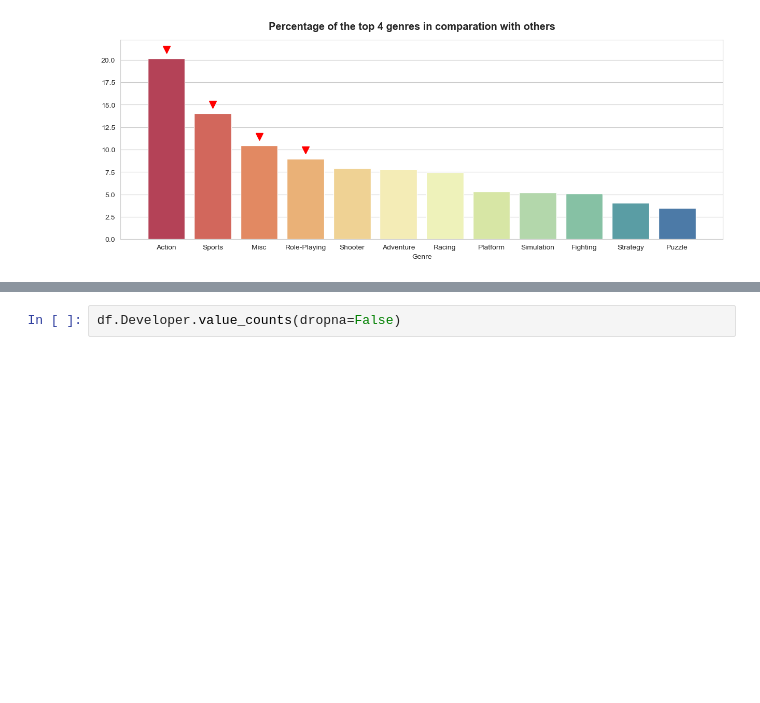
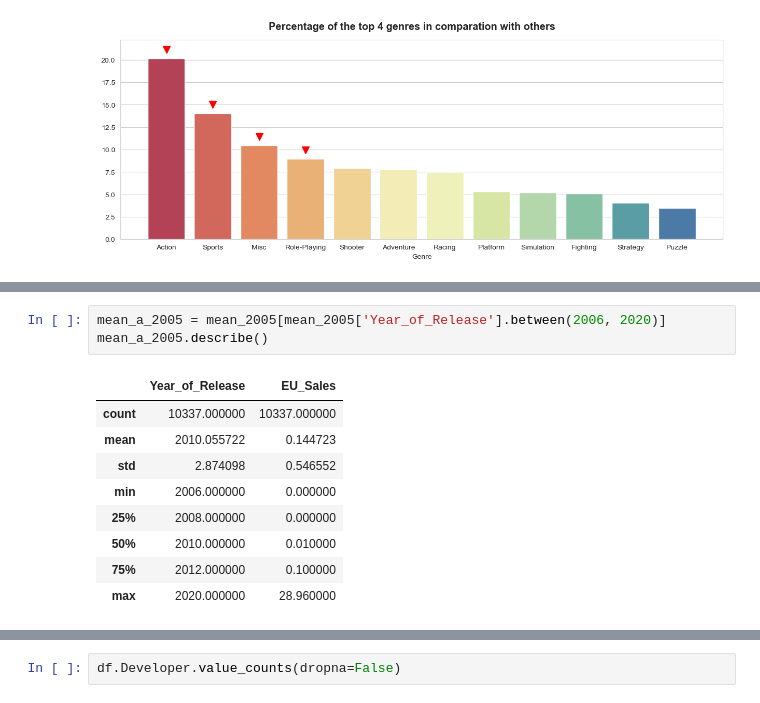
Before and after one commit to LeopoldoCCT/DataVis_Techniques-, a Jupyter notebook: LeopoldoRojoRomero_DVisHDip_CA1.ipynb, the cells around one changed output, grey strips where cells are left out. Saved outputs shown, nothing was run; the diff lists cells and outputs as text; blank space fills up the shorter version.

```diff
--- a/LeopoldoRojoRomero_DVisHDip_CA1.ipynb
+++ b/LeopoldoRojoRomero_DVisHDip_CA1.ipynb
@@ -306,0 +344,13 @@ ax.plot('Role-Playing', 9.971, 'v', markersize=10, color='r');
+# %%
+mean_a_2005 = mean_2005[mean_2005['Year_of_Release'].between(2006, 2020)]
+mean_a_2005.describe()
+# %% [output]
+|  | Year_of_Release | EU_Sales |
+| count | 10337.000000 | 10337.000000 |
+| mean | 2010.055722 | 0.144723 |
+| std | 2.874098 | 0.546552 |
+| min | 2006.000000 | 0.000000 |
+| 25% | 2008.000000 | 0.000000 |
+| 50% | 2010.000000 | 0.010000 |
+| 75% | 2012.000000 | 0.100000 |
+| max | 2020.000000 | 28.960000 |
```
Also changed, not shown: parts of 27 cells of this notebook.
